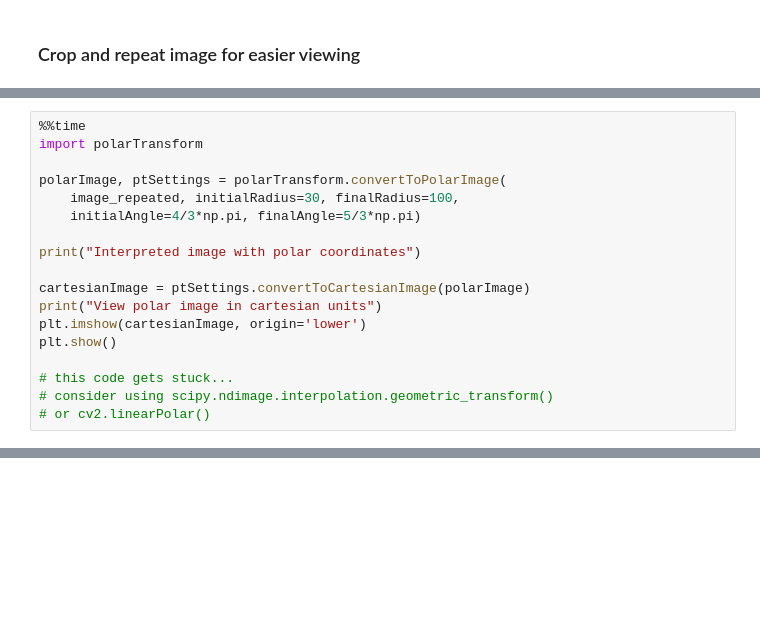
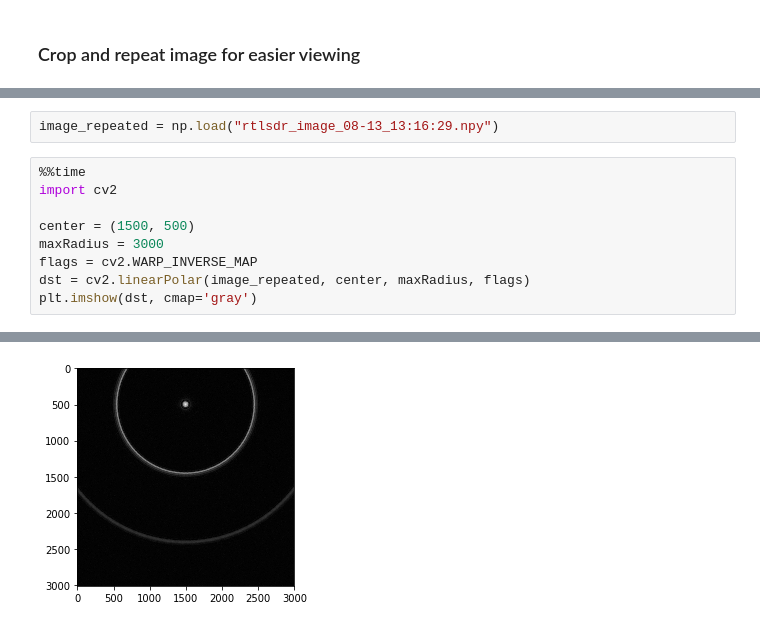
Before and after one commit to wlmeng11/rtl-ultrasound, a Jupyter notebook: experiments/20180813/rtlsdr_ultrasound_test.ipynb, the cells around one changed output, grey strips where cells are left out. Cells and saved outputs as stored; diff of their text form; blank space fills up the shorter version.

```diff
--- a/experiments/20180813/rtlsdr_ultrasound_test.ipynb
+++ b/experiments/20180813/rtlsdr_ultrasound_test.ipynb
@@ -356,21 +392,15 @@ Repeated image dimensions: (510, 3000)
 
 This will be useful for viewing images acquired from a B-mode ultrasound device
 where the transducer angle is sweeped mechanically.
-# %%
-%%time
-import polarTransform
-
-polarImage, ptSettings = polarTransform.convertToPolarImage(
-    image_repeated, initialRadius=30, finalRadius=100,
-    initialAngle=4/3*np.pi, finalAngle=5/3*np.pi)
-
-print("Interpreted image with polar coordinates")
-
-cartesianImage = ptSettings.convertToCartesianImage(polarImage)
-print("View polar image in cartesian units")
-plt.imshow(cartesianImage, origin='lower')
-plt.show()
-
-# this code gets stuck...
-# consider using scipy.ndimage.interpolation.geometric_transform()
-# or cv2.linearPolar()
+# %%
+image_repeated = np.load("rtlsdr_image_08-13_13:16:29.npy")
+# %%
+%%time
+import cv2
+
+center = (1500, 500)
+maxRadius = 3000
+flags = cv2.WARP_INVERSE_MAP
+dst = cv2.linearPolar(image_repeated, center, maxRadius, flags)
+plt.imshow(dst, cmap='gray')
+# %% [output]
@@ -376,0 +409 @@ plt.show()
+[figure, added]
```
Also changed, not shown: parts of 15 cells of this notebook.
